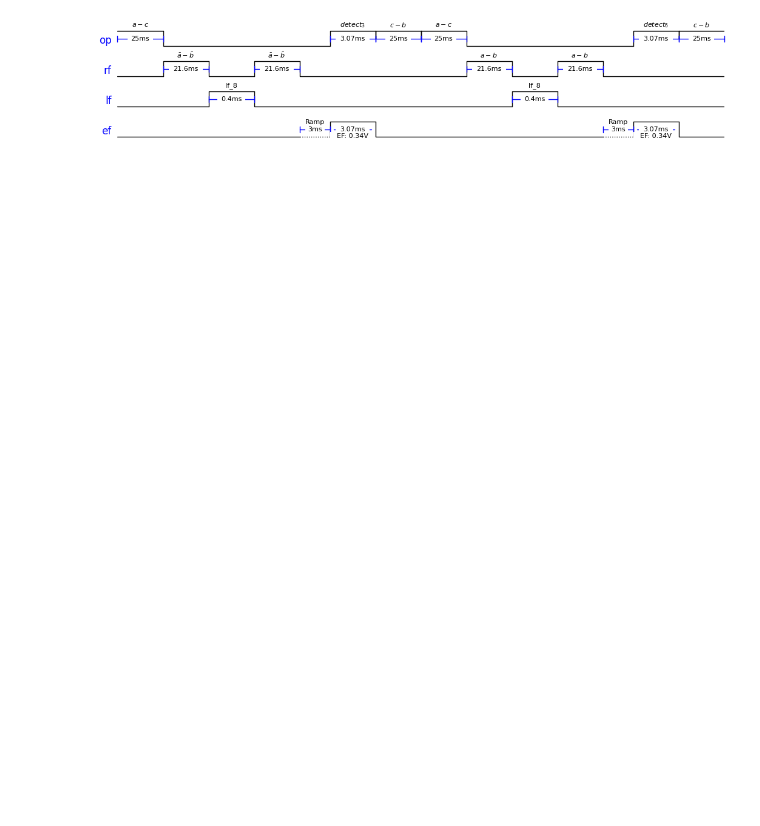
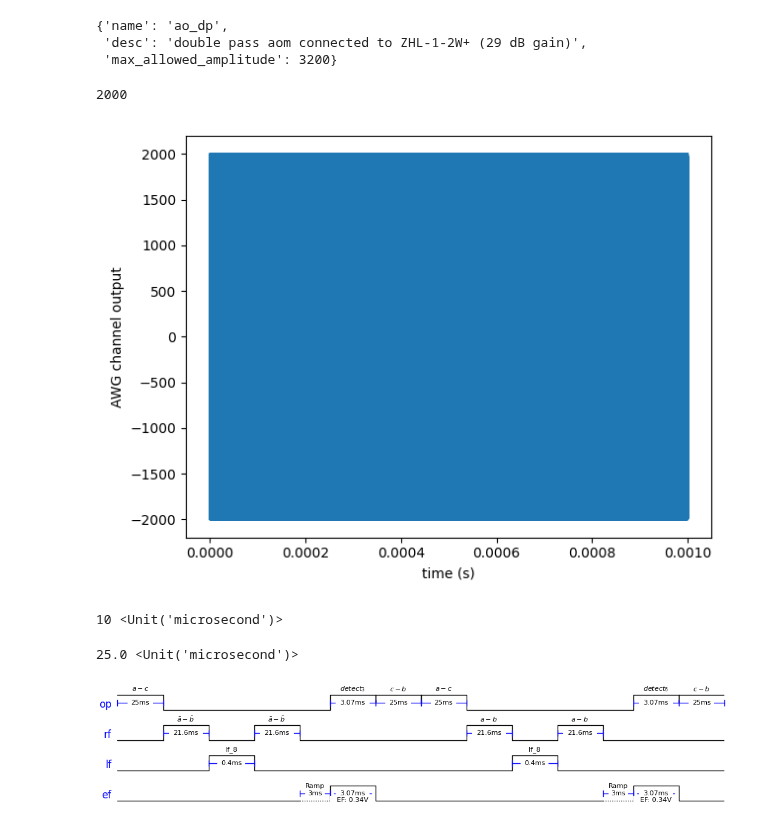
Before and after one commit to vuthalab/onix, a Jupyter notebook: analysis/timing_diagram.ipynb, the cells around one changed output. Drawn from its saved outputs; the diff is of its cells as text; code cells hidden in the pictures; blank space fills up the shorter version.

```diff
--- a/analysis/timing_diagram.ipynb
+++ b/analysis/timing_diagram.ipynb
@@ -2,0 +9,2 @@ from onix.analysis.timing_diagram import plot
+# %%
+data, headers = get_experiment_data(2552361)
@@ -2,0 +46,2 @@ from onix.analysis.timing_diagram import plot
+# %%
+s = headers["sequence"]._segments["optical_cb"]
@@ -2,0 +59,6 @@ from onix.analysis.timing_diagram import plot
+# %%
+awg_channels[1]
+# %% [output]
+{'name': 'ao_dp',
+ 'desc': 'double pass aom connected to ZHL-1-2W+ (29 dB gain)',
+ 'max_allowed_amplitude': 3200}
@@ -3,3 +67,25 @@ from onix.analysis.timing_diagram import plot
+# %%
+p._amplitude
+# %% [output]
+2000
+# %%
+times = np.arange(0, headers["sequence"]._segments["optical_cb"].duration.to("s").magnitude, 1e-9)
+fig, ax = plt.subplots()
+ax.set_xlabel("time (s)")
+ax.set_ylabel("AWG channel output")
+ax.plot(times, s._awg_pulses[1].output(times))
+plt.tight_layout()
+plt.show()
+# %% [output]
+[figure, added]
+# %%
+headers["sequence"]._segments["break"].duration
+# %% [output]
+10 <Unit('microsecond')>
+# %%
+headers["sequence"]._segments["detect"].duration
+# %% [output]
+25.0 <Unit('microsecond')>
 # %%
 plot(2400549)
 # %% [output]
```
Also changed, not shown: parts of 7 cells of this notebook.
